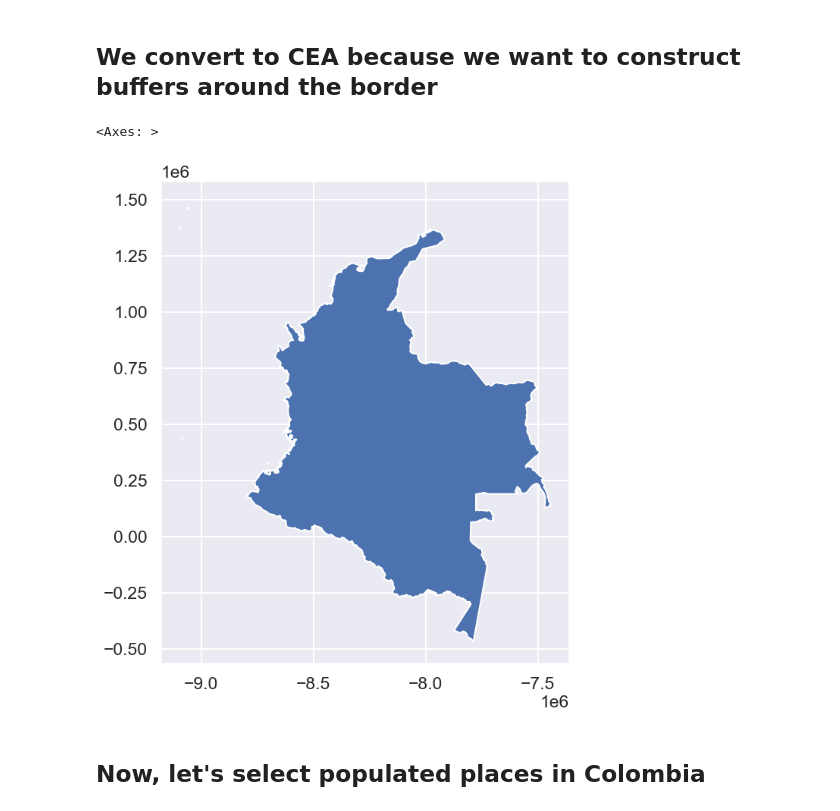
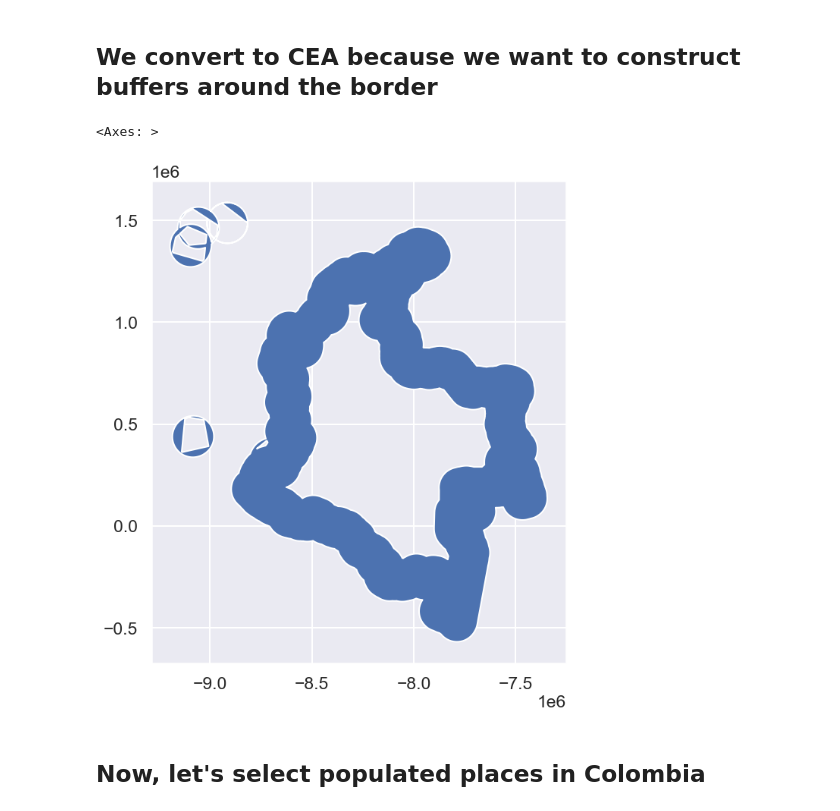
Before and after one commit to SMU-Econ-Growth/EconGrowthUG-Notebooks, a Jupyter notebook: GIS-with-Python.ipynb, the cells around one changed output. Cells and saved outputs as stored; diff of their text form; code cells hidden in the pictures.

```diff
--- a/GIS-with-Python.ipynb
+++ b/GIS-with-Python.ipynb
@@ -1108,11 +1125,11 @@ col = col.to_crs(cea)
 ## We convert to CEA because we want to construct buffers around the border
 # %%
 col_buffer = col.copy()
-col.geometry = col_buffer.buffer(100 * 1e3)
+col_buffer.geometry = col_buffer.boundary.buffer(100 * 1e3)
 col_buffer.plot()
 # %% [output]
 <Axes: >
-[figure, old version]
+[figure, new version]
 # %% [markdown]
 ## Now, let's select populated places in Colombia
 # %%
```
Also changed, not shown: parts of 3 cells of this notebook, 4 other files.
